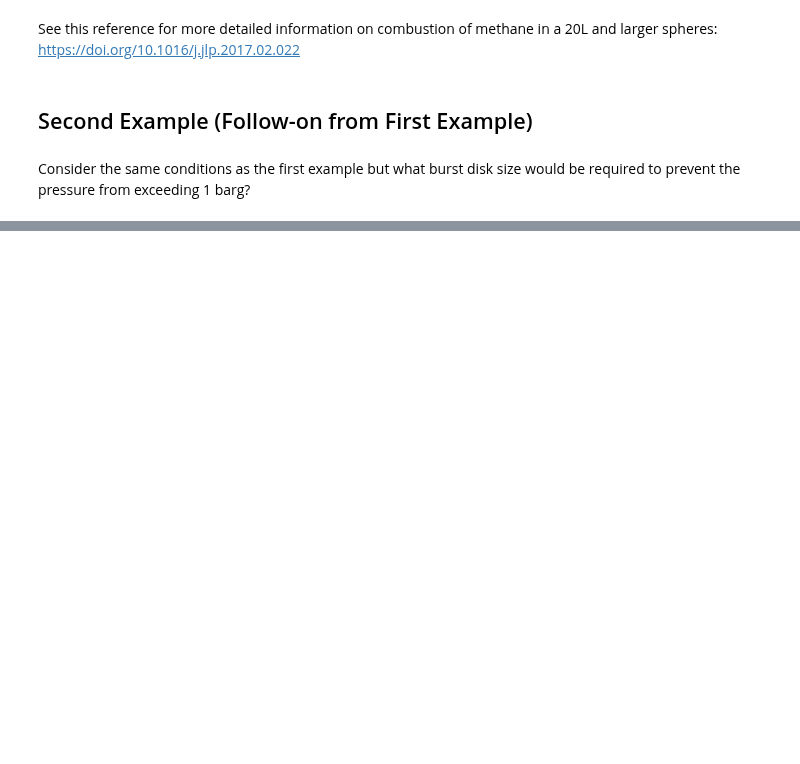
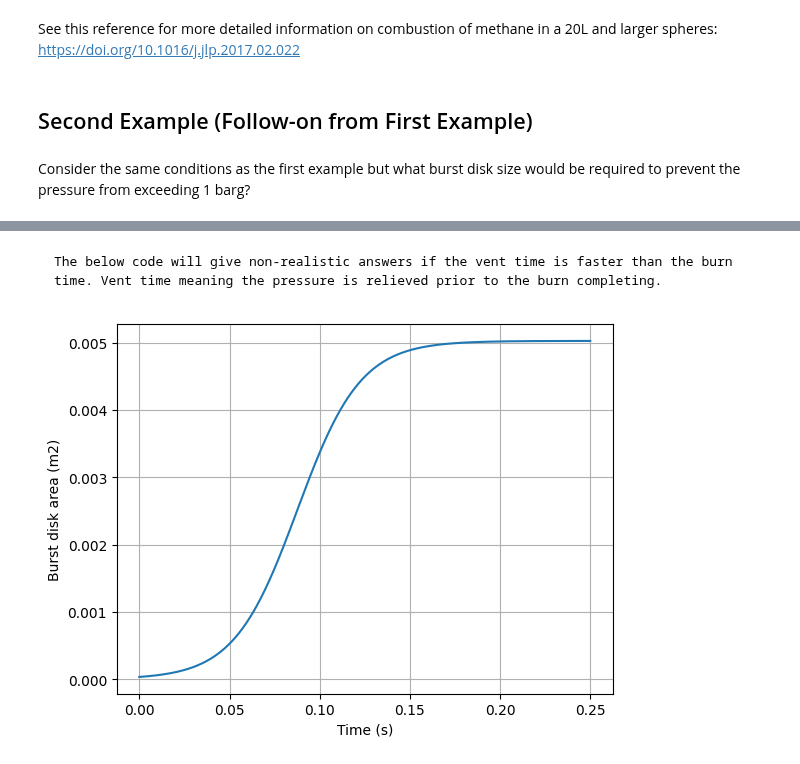
Before and after one commit to clint-bg/safetyinjc, a Jupyter notebook: _sources/physical/25-ReliefAction.ipynb, the cells around one changed output, grey strips where cells are left out. Cells and saved outputs as stored; diff of their text form; code cells hidden in the pictures; blank space fills up the shorter version.

````diff
--- a/_sources/physical/25-ReliefAction.ipynb
+++ b/_sources/physical/25-ReliefAction.ipynb
@@ -74,0 +110,20 @@ Consider the same conditions as the first example but what burst disk size would
+# %%
+#Burst disk function
+t_open = 0.1 #seconds, time to open burst disk to 67%
+Pdisk = 2e5 #Pa, burst disk pressure, 1barg
+Area_f = np.pi/4*(0.08)**2 #m^2, area of burst disk
+barea = lambda t: Area_f*sigmoid(t,t_open) #sigmoid function to open burst disk
+Cd = 0.95 #discharge coefficient
+# %% [markdown]
+```{warning}
+The below code will give non-realistic answers if the vent time is faster than the burn time. Vent time meaning the pressure is relieved prior to the burn completing.
+```
+# %%
+#plot burst disk area
+plt.plot(time, barea(time))
+plt.xlabel('Time (s)')
+plt.ylabel('Burst disk area (m2)')
+plt.grid()
+plt.show()
+# %% [output]
+[figure, added]
````
Also changed, not shown: parts of 10 cells of this notebook, 8 other files.
